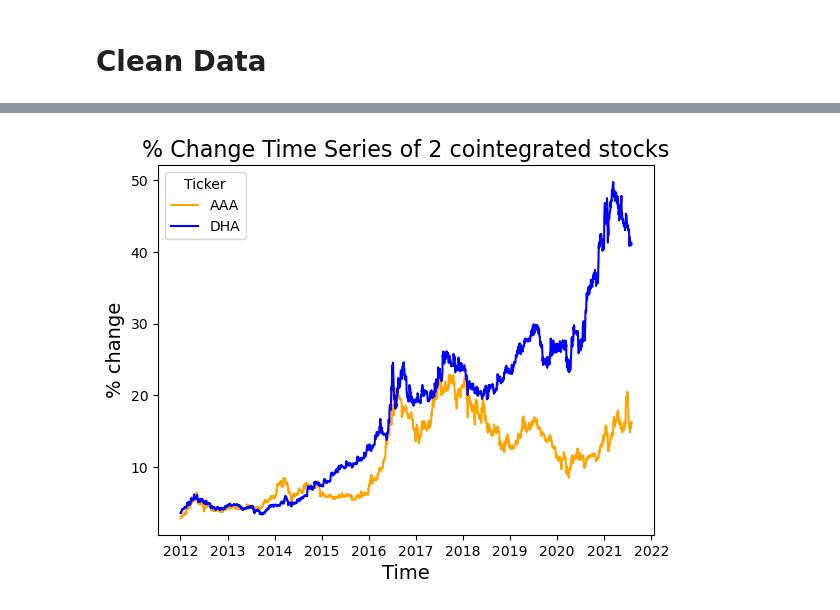
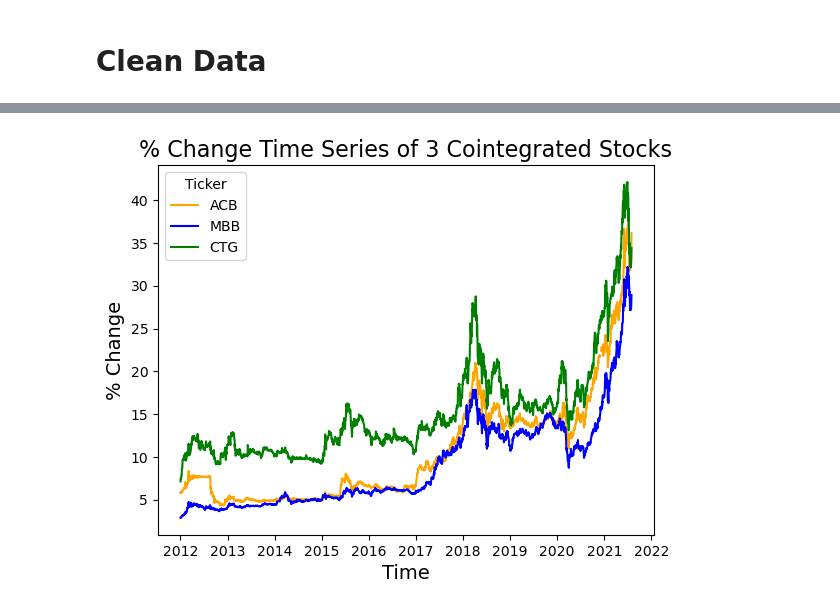
Before and after one commit to ktrung1709/Pair-Trading-Analysis, a Jupyter notebook: Pair Trading - DBSCAN yearly.ipynb, the cells around one changed output, grey strips where cells are left out. Saved outputs shown, nothing was run; the diff lists cells and outputs as text; code cells hidden in the pictures.

```diff
--- a/Pair Trading - DBSCAN yearly.ipynb
+++ b/Pair Trading - DBSCAN yearly.ipynb
@@ -293,16 +251,17 @@ for pair in pair_dict:
 # %%
 import matplotlib.pyplot as plt
 #plot each series
-plt.plot(pivot['AAA'], label='AAA', color='orange')
-plt.plot(pivot['DHA'], label='DHA', color='blue')
+plt.plot(pivot['ACB'], label='ACB', color='orange')
+plt.plot(pivot['MBB'], label='MBB', color='blue')
+plt.plot(pivot['CTG'], label='CTG', color='green')
 plt.legend(title='Ticker')
 
 #add axes labels and a title
-plt.ylabel('% change', fontsize=14)
+plt.ylabel('% Change', fontsize=14)
 plt.xlabel('Time', fontsize=14)
-plt.title('% Change Time Series of 2 cointegrated stocks', fontsize=16)
+plt.title('% Change Time Series of 3 Cointegrated Stocks', fontsize=16)
 
 #display plot
 plt.show()
 # %% [output]
-[figure, old version]
+[figure, new version]
```
Also changed, not shown: parts of 16 cells of this notebook, 2 other files.
